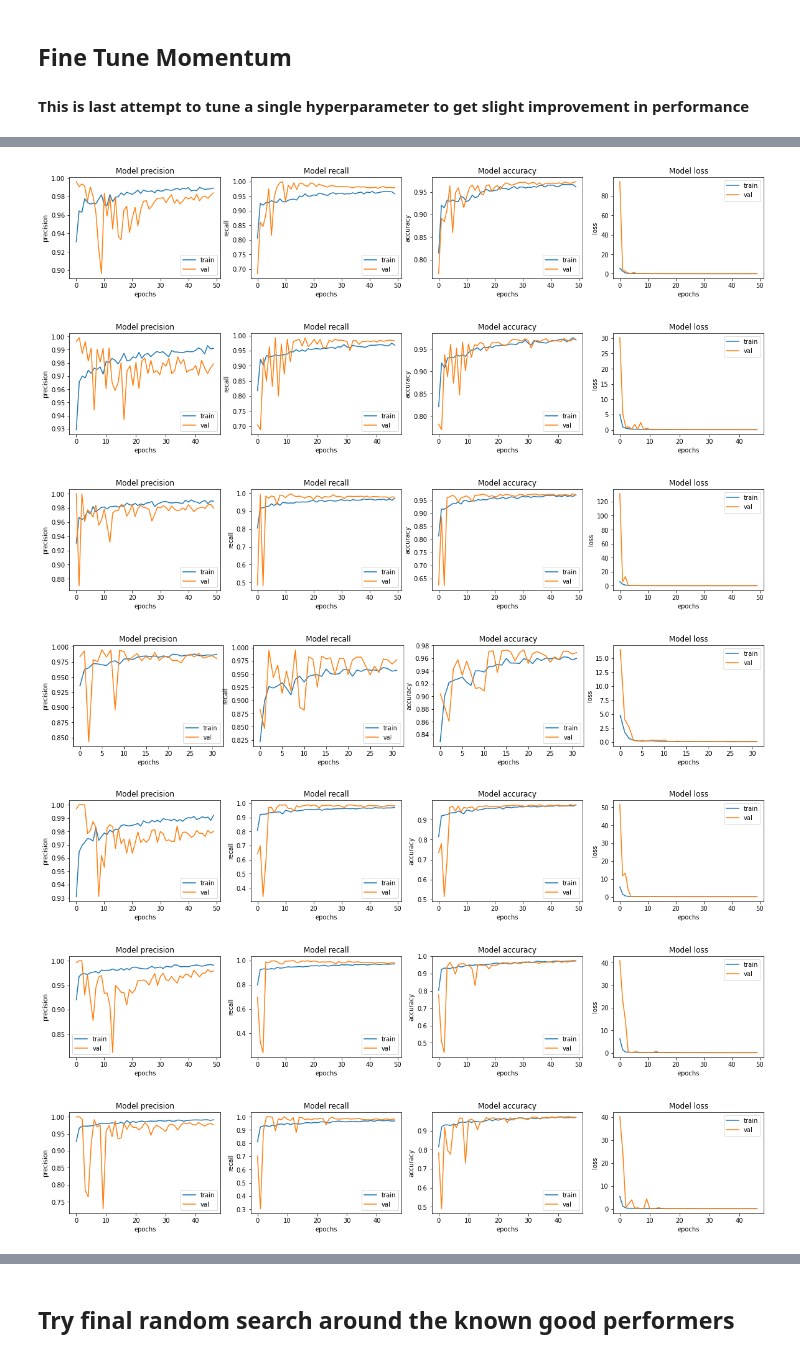
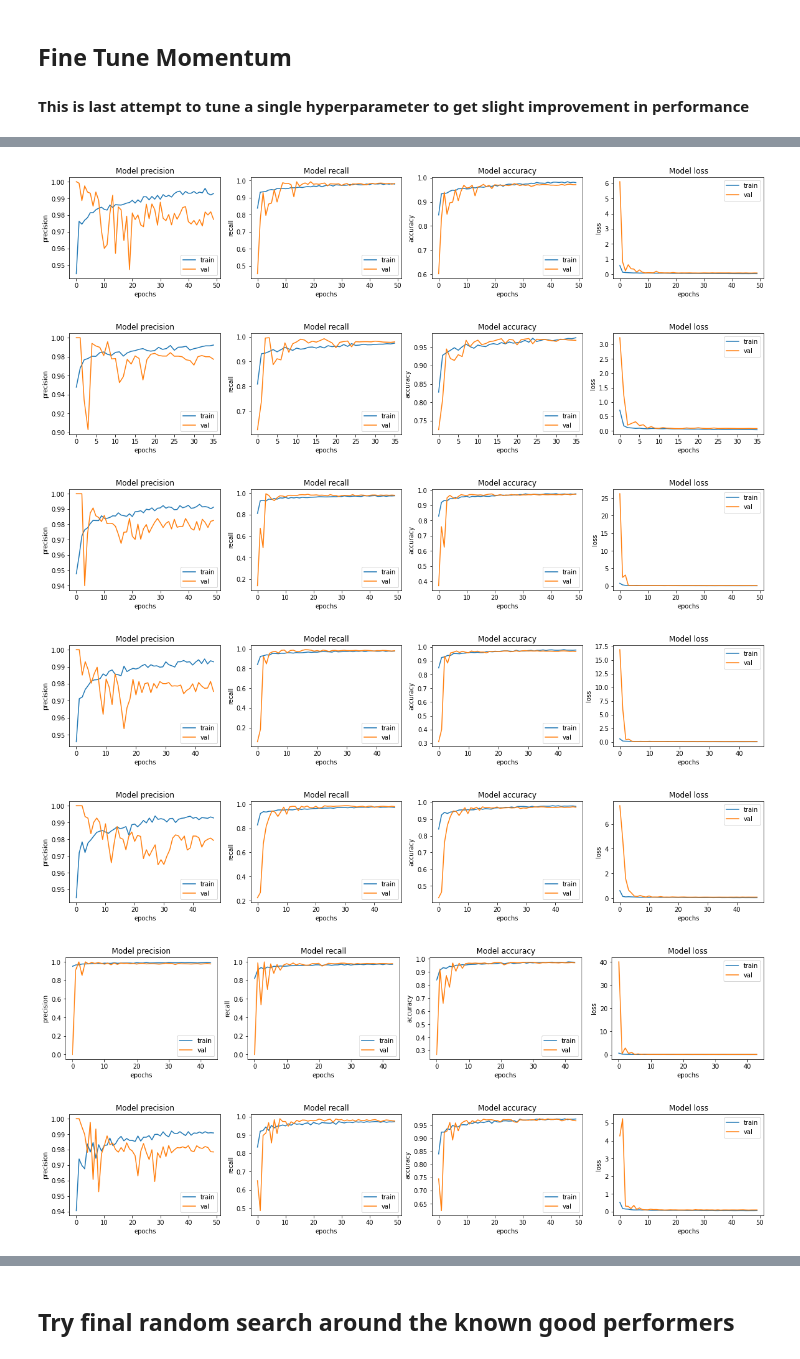
Before and after one commit to dagartga/Transfer_Learning_X-Ray_Classification, a Jupyter notebook: fine-tuning-momemtum-and-last-search.ipynb, the cells around one changed output, grey strips where cells are left out. Drawn from its saved outputs; the diff is of its cells as text; code cells hidden in the pictures.

```diff
--- a/fine-tuning-momemtum-and-last-search.ipynb
+++ b/fine-tuning-momemtum-and-last-search.ipynb
@@ -309,7 +306,7 @@ def exponential_decay(lr0, s):
 #### This is last attempt to tune a single hyperparameter to get slight improvement in performance
 # %%
 # use learning rate that gave best results in the learning rate hyperparameter tuning
-lr = 0.06103
+lr = 0.010395
 # use hidden_units that gave best results in the hidden units hyperparameter tuning
 hidden_units = 4096
 # use mini batch size that gave best results in the mini batch hyperparameter tuning
@@ -437,7 +434,7 @@ densenet_0.06103_4096_256_1layer_34_0.71_xray_model
-[figure, old version]
+[figure, new version]
-[figure, old version]
+[figure, new version]
-[figure, old version]
+[figure, new version]
-[figure, old version]
+[figure, new version]
-[figure, old version]
+[figure, new version]
-[figure, old version]
+[figure, new version]
-[figure, old version]
+[figure, new version]
```
Also changed, not shown: parts of 11 cells of this notebook.
